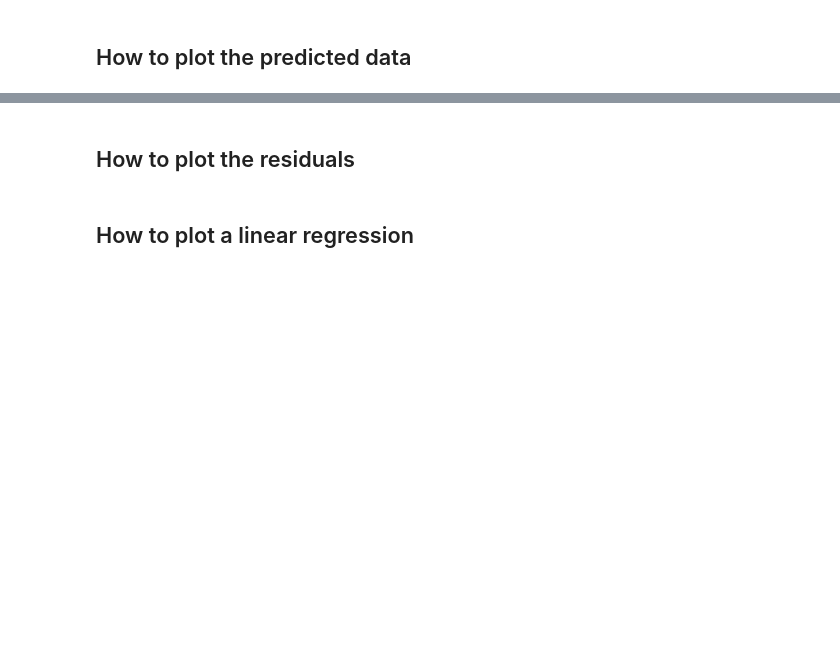
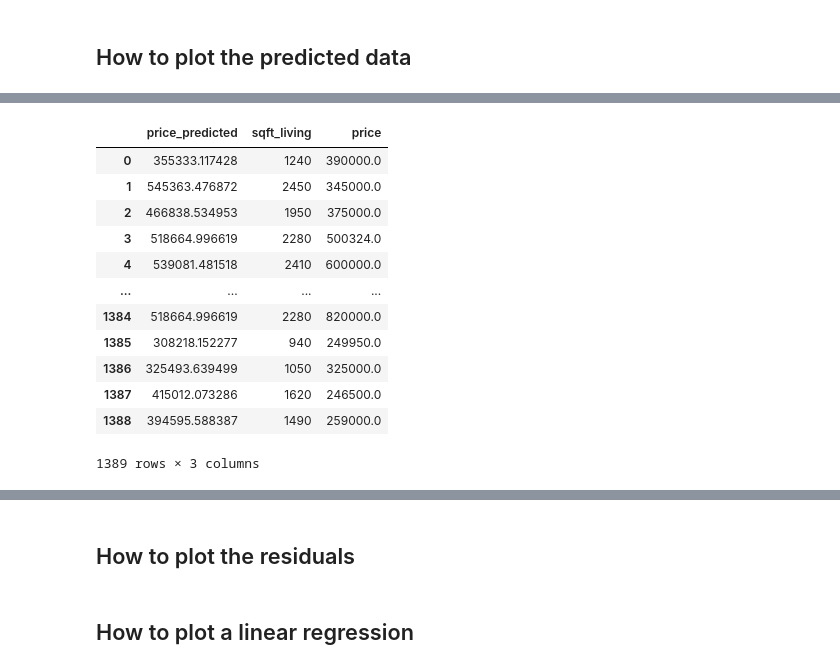
Before and after one commit to TrentBrunson/Data_Analytics, a Jupyter notebook: M9/2021-10-26/ch10/ch10_examples.ipynb, the cells around one changed output, grey strips where cells are left out. Cells and saved outputs as stored; diff of their text form; code cells hidden in the pictures; blank space fills up the shorter version.

```diff
--- a/M9/2021-10-26/ch10/ch10_examples.ipynb
+++ b/M9/2021-10-26/ch10/ch10_examples.ipynb
@@ -116 +170,21 @@ y_predicted
+# %%
+
+# combine the test data and the predicted data
+combined = predicted.join([x_test.reset_index(drop=True),
+                           y_test.reset_index(drop=True)])
+combined
+# %% [output]
+|  | price_predicted | sqft_living | price |
+| 0 | 355333.117428 | 1240 | 390000.0 |
+| 1 | 545363.476872 | 2450 | 345000.0 |
+| 2 | 466838.534953 | 1950 | 375000.0 |
+| 3 | 518664.996619 | 2280 | 500324.0 |
+| 4 | 539081.481518 | 2410 | 600000.0 |
+| ... | ... | ... | ... |
+| 1384 | 518664.996619 | 2280 | 820000.0 |
+| 1385 | 308218.152277 | 940 | 249950.0 |
+| 1386 | 325493.639499 | 1050 | 325000.0 |
+| 1387 | 415012.073286 | 1620 | 246500.0 |
+| 1388 | 394595.588387 | 1490 | 259000.0 |
+1389 rows × 3 columns
 # %%
```
Also changed, not shown: parts of 10 cells of this notebook.
